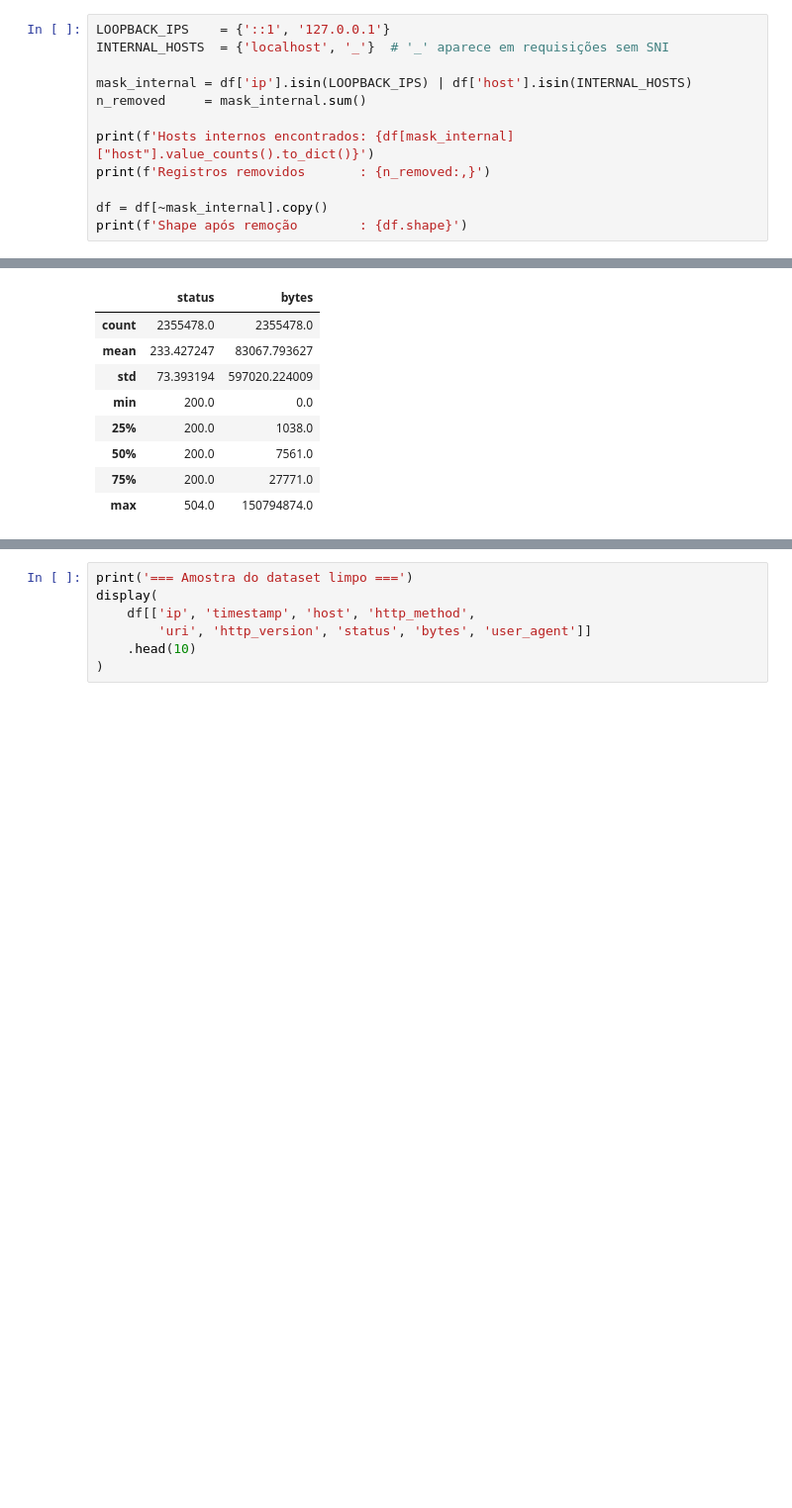
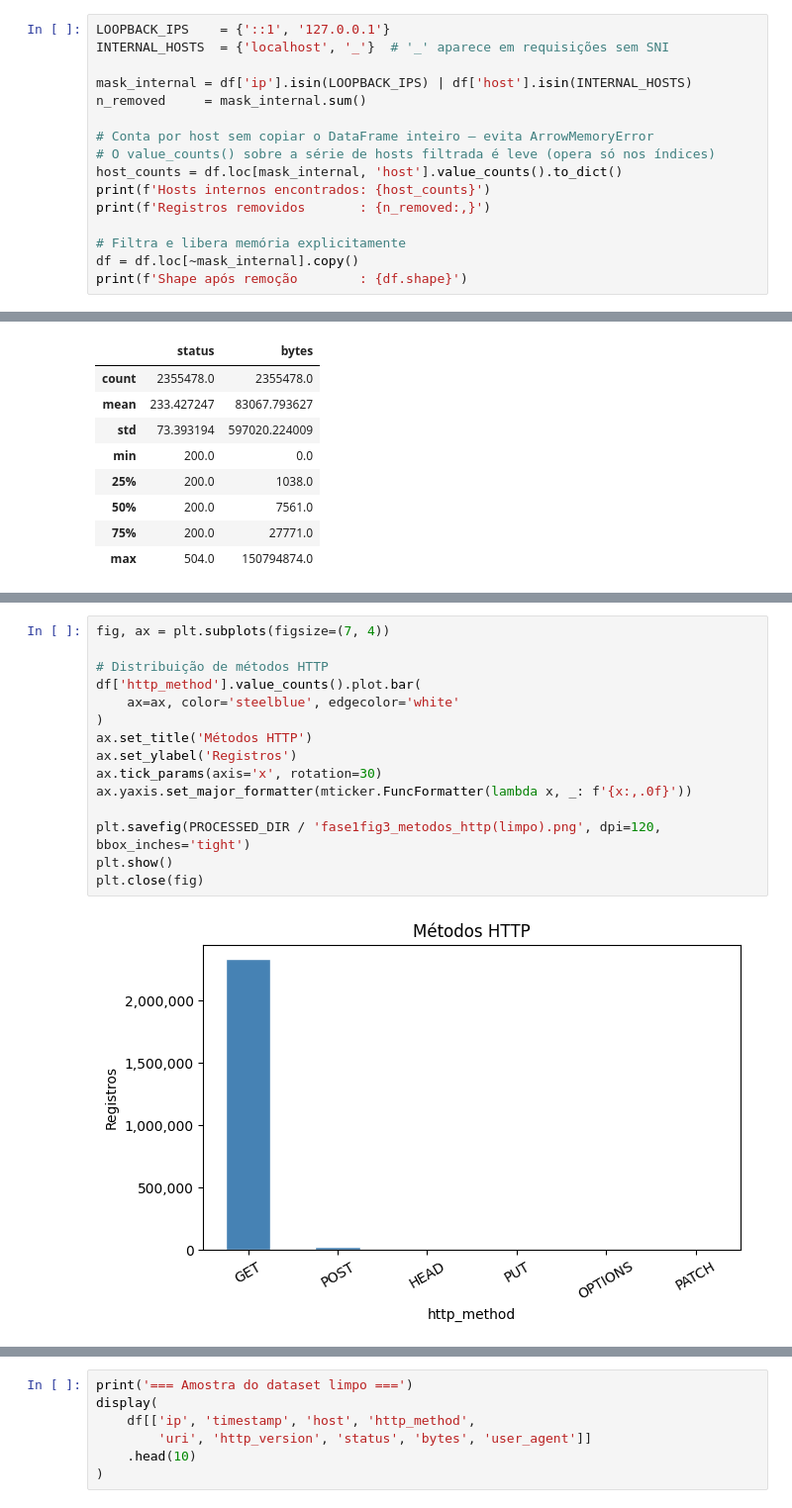
Before and after one commit to Vitor-Padovani/TCC, a Jupyter notebook: notebooks/fase1_preprocessamento.ipynb, the cells around one changed output, grey strips where cells are left out. Shown at 99% size. Cells and saved outputs as stored; diff of their text form; blank space fills up the shorter version.

```diff
--- a/notebooks/fase1_preprocessamento.ipynb
+++ b/notebooks/fase1_preprocessamento.ipynb
@@ -496,10 +496,14 @@ INTERNAL_HOSTS  = {'localhost', '_'}  # '_' aparece em requisições sem SNI
 mask_internal = df['ip'].isin(LOOPBACK_IPS) | df['host'].isin(INTERNAL_HOSTS)
 n_removed     = mask_internal.sum()
 
-print(f'Hosts internos encontrados: {df[mask_internal]["host"].value_counts().to_dict()}')
+# Conta por host sem copiar o DataFrame inteiro — evita ArrowMemoryError
+# O value_counts() sobre a série de hosts filtrada é leve (opera só nos índices)
+host_counts = df.loc[mask_internal, 'host'].value_counts().to_dict()
+print(f'Hosts internos encontrados: {host_counts}')
 print(f'Registros removidos       : {n_removed:,}')
 
-df = df[~mask_internal].copy()
+# Filtra e libera memória explicitamente
+df = df.loc[~mask_internal].copy()
 print(f'Shape após remoção        : {df.shape}')
 # %% [output]
 Hosts internos encontrados: {'_': 6415965, 'localhost': 111653}
@@ -836,0 +791,17 @@ Gráfico salvo em data/processed/fig_02_dataset_limpo.png
+# %%
+fig, ax = plt.subplots(figsize=(7, 4))
+
+# Distribuição de métodos HTTP
+df['http_method'].value_counts().plot.bar(
+    ax=ax, color='steelblue', edgecolor='white'
+)
+ax.set_title('Métodos HTTP')
+ax.set_ylabel('Registros')
+ax.tick_params(axis='x', rotation=30)
+ax.yaxis.set_major_formatter(mticker.FuncFormatter(lambda x, _: f'{x:,.0f}'))
+
+plt.savefig(PROCESSED_DIR / 'fase1fig3_metodos_http(limpo).png', dpi=120, bbox_inches='tight')
+plt.show()
+plt.close(fig)
+# %% [output]
+[figure, added]
```
Also changed, not shown: parts of 7 cells of this notebook, 4 other files.
